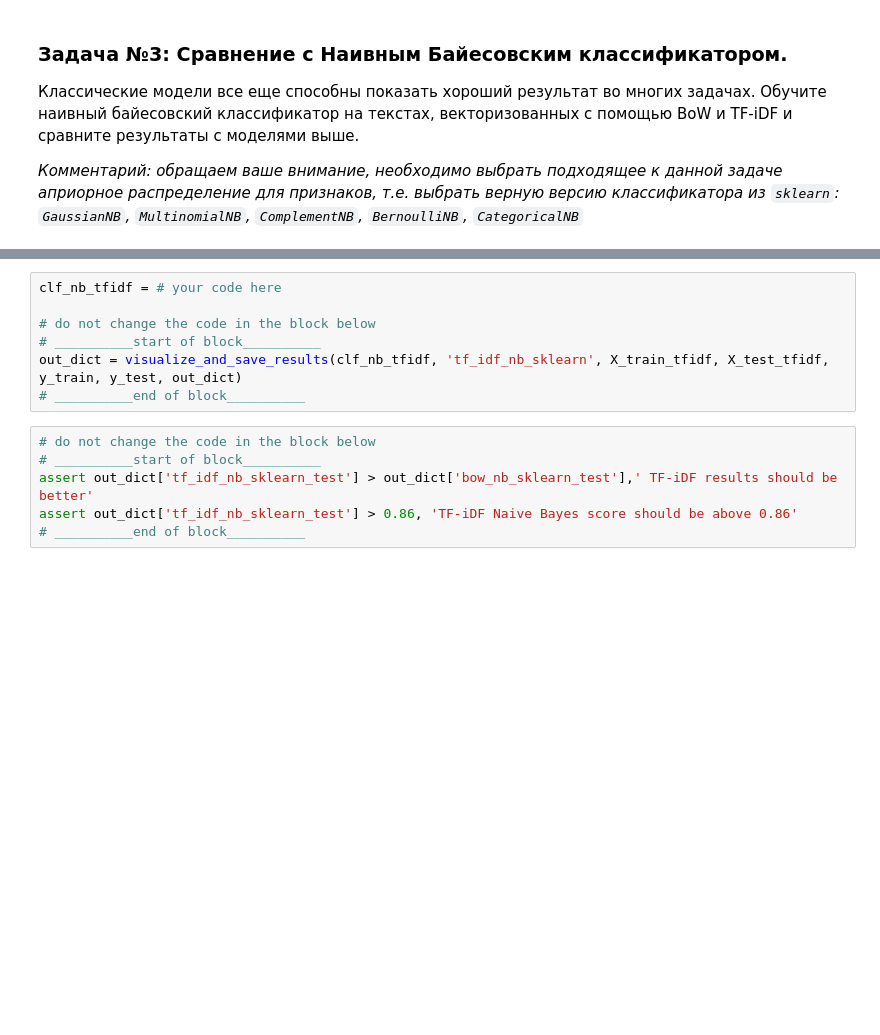
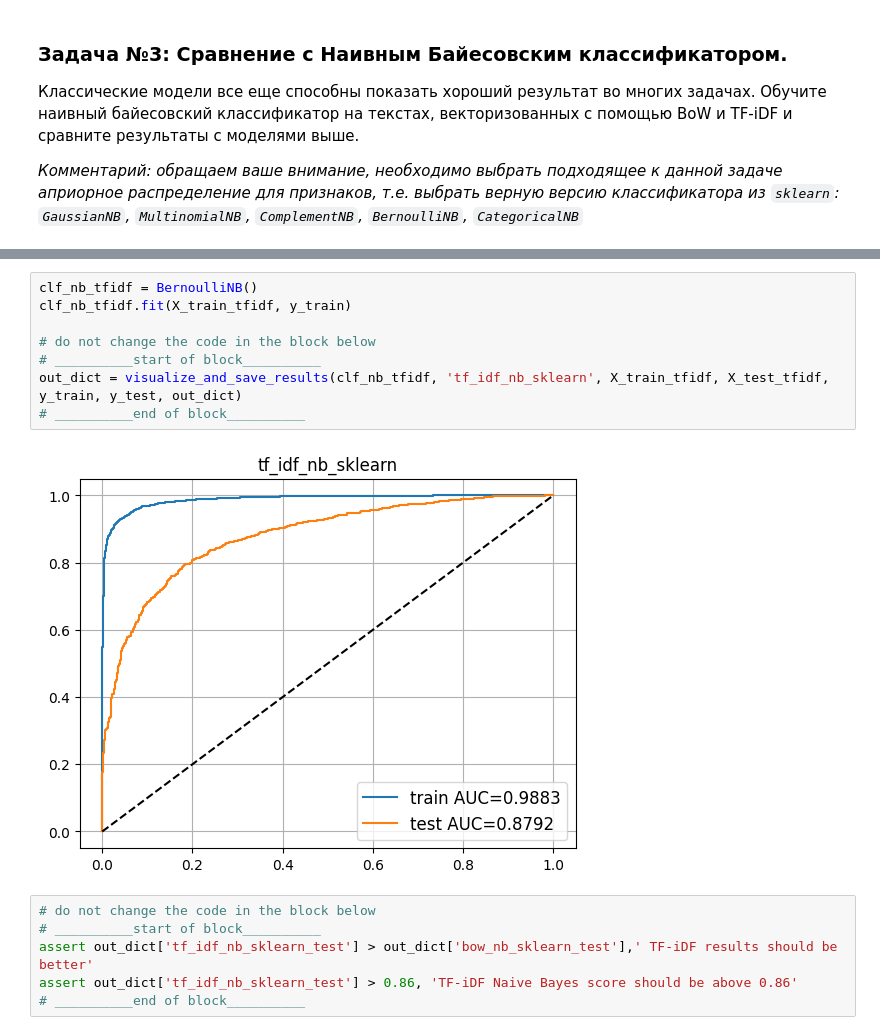
Before and after one commit to EvgenVer/ml-course_p2, a Jupyter notebook: homeworks_advanced/assignment01_text_classification/assignment01.ipynb, the cells around one changed output, grey strips where cells are left out. Cells and saved outputs as stored; diff of their text form; blank space fills up the shorter version.

```diff
--- a/homeworks_advanced/assignment01_text_classification/assignment01.ipynb
+++ b/homeworks_advanced/assignment01_text_classification/assignment01.ipynb
@@ -425,10 +430,13 @@ out_dict = visualize_and_save_results(clf_nb_bow, 'bow_nb_sklearn', X_train_bow,
 # %%
-clf_nb_tfidf = # your code here
+clf_nb_tfidf = BernoulliNB()
+clf_nb_tfidf.fit(X_train_tfidf, y_train)
 
 # do not change the code in the block below
 # __________start of block__________
 out_dict = visualize_and_save_results(clf_nb_tfidf, 'tf_idf_nb_sklearn', X_train_tfidf, X_test_tfidf, y_train, y_test, out_dict)
 # __________end of block__________
+# %% [output]
+[figure, added]
 # %%
 # do not change the code in the block below
 # __________start of block__________
```
Also changed, not shown: parts of 2 cells of this notebook.
